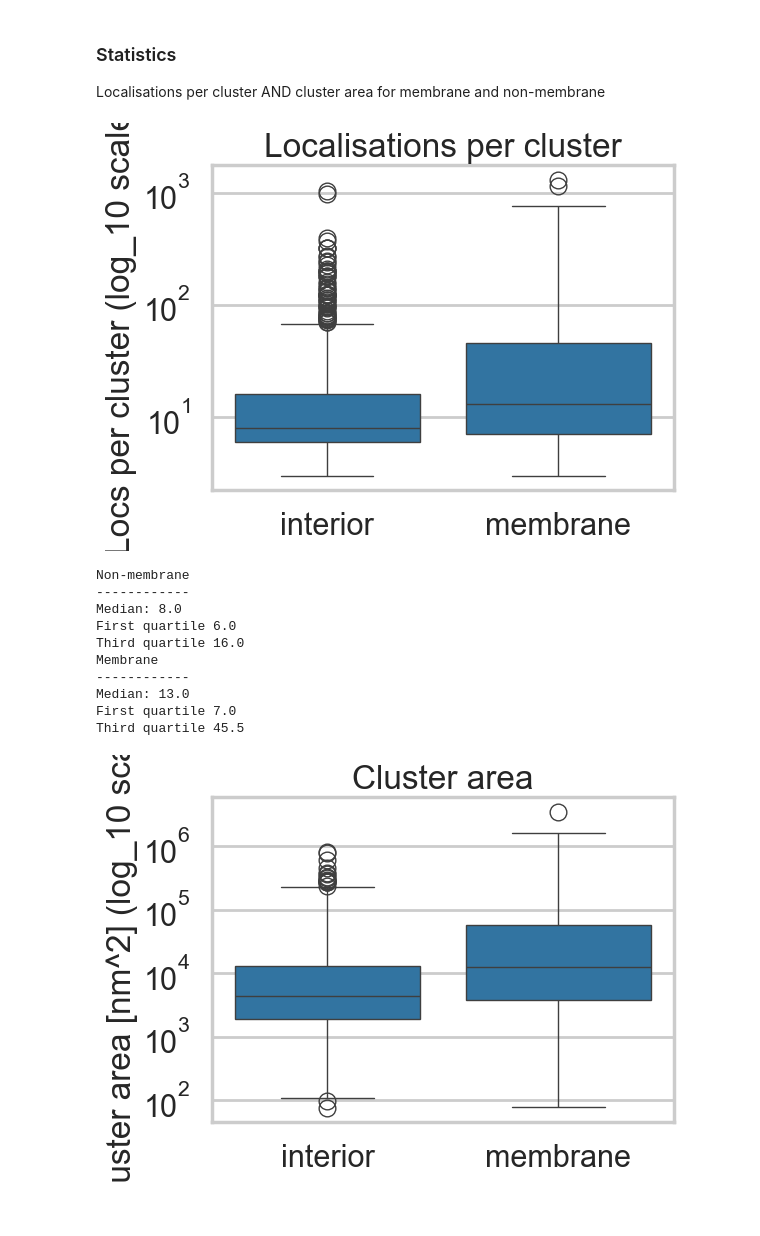
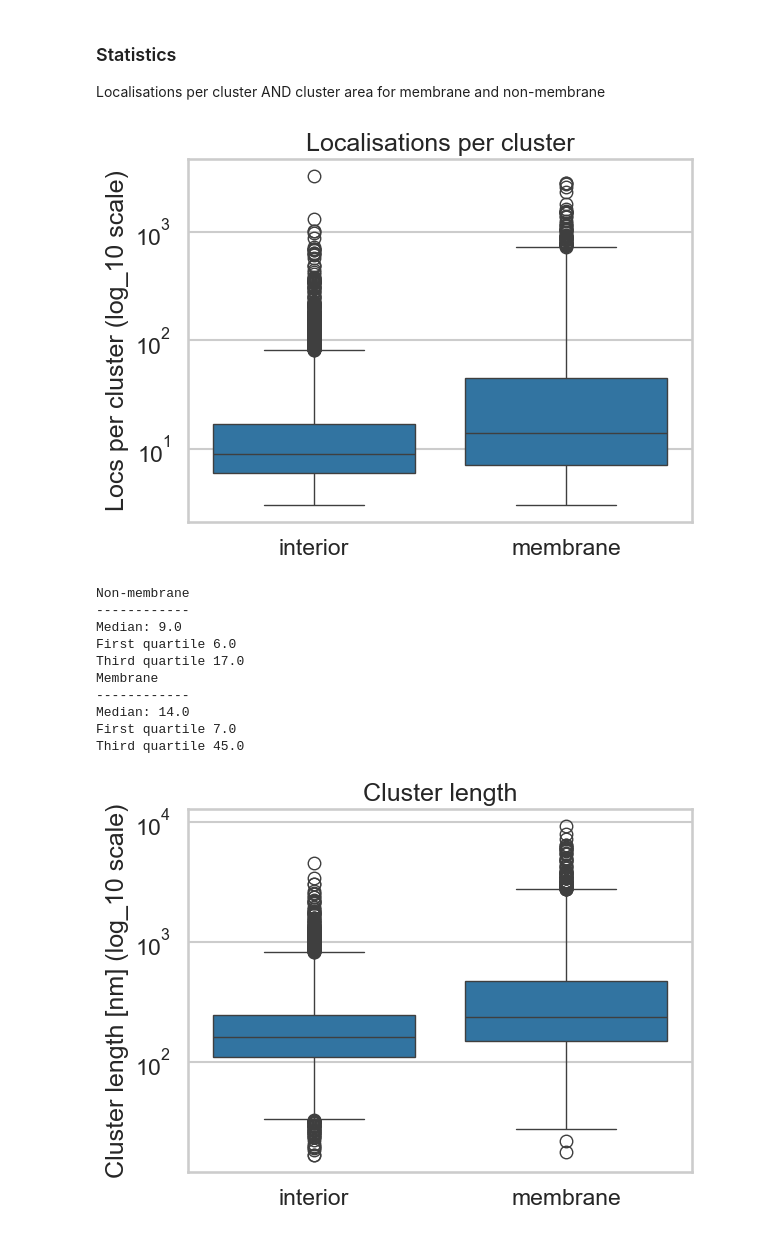
Before and after one commit to oubino/locpix, a Jupyter notebook: examples/c15_data_ds_analysis/analysis.ipynb, the cells around one changed output. Drawn from its saved outputs; the diff is of its cells as text; code cells hidden in the pictures.

```diff
--- a/examples/c15_data_ds_analysis/analysis.ipynb
+++ b/examples/c15_data_ds_analysis/analysis.ipynb
@@ -290,4 +406,7 @@ picked_cells = {
     "C15_EREG647_EGFR568_FOV8": [3, 4, 7, 16, 24, 15, 13, 8, 9, 17],
     "C15_EREG647_EGFR568_FOV10": [5, 3, 7, 17, 8, 9, 10, 11, 12, 16],
 }
+files = ["C15_EREG568_EGFR647_FOV3", "C15_EREG568_EGFR647_FOV5", "C15_EREG647_EGFR568_FOV1", "C15_EREG647_EGFR568_FOV5", "C15_EREG647_EGFR568_FOV7", "C15_EREG647_EGFR568_FOV8", "C15_EREG647_EGFR568_FOV10"]
+
+assert sorted(list(picked_cells.keys())) == sorted(files)
 # %% [markdown]
@@ -354,2 +473,17 @@ for file in files:
 
 r_plot = np.tile(bin_centres,len(cell_memb_rdfs))
+# %%
+plt.title("rdfs")
+sns.set_style("white")
+sns.set_context("talk")
+rdf_plot_memb = np.array(cell_memb_rdfs).flatten()
+df_plot_memb = pd.DataFrame({"g(r)": rdf_plot_memb, "r [nm]": r_plot, "class": ["membrane"]*len(rdf_plot_memb)})
+rdf_plot_non_memb = np.array(cell_non_memb_rdfs).flatten()
+df_plot_non_memb = pd.DataFrame({"g(r)": rdf_plot_non_memb, "r [nm]": r_plot, "class": ["interior"]*len(rdf_plot_non_memb)})
+df_plot = pd.concat([df_plot_memb, df_plot_non_memb])
+g = sns.lineplot(data=df_plot, x="r [nm]", y="g(r)", errorbar=("pi",50), hue="class", estimator=np.median)
+g.legend_.set_title(None)
+plt.hlines(y=1.0, xmin=0.0, xmax=max_distance, color='r', linestyle='--')
+plt.tight_layout()
+plt.savefig(f"rdfs_cluster_{eps}_nm.eps", format="eps")
+plt.show()
@@ -381,13 +580,13 @@ plt.close("all")
 
 data = {
     'locs_per_cluster': np.concatenate((cell_non_memb_locs_per_cluster ,cell_memb_locs_per_cluster)),
-    'cluster_area [nm^2]': np.concatenate((cell_non_memb_cluster_area, cell_memb_cluster_area)),
+    'cluster_length [nm]': np.concatenate((cell_non_memb_cluster_length, cell_memb_cluster_length)),
     'class': ['interior'] * len(cell_non_memb_locs_per_cluster) + ['membrane'] * len(cell_memb_locs_per_cluster)
 }
 
 df = pd.DataFrame(data)
 sns.set_style("whitegrid")
-sns.set_context("poster")
+sns.set_context("talk")
 
 # Create the boxplot
 sns.boxplot(x='class', y='locs_per_cluster', data=df, log_scale=True)
@@ -395,61 +594,61 @@ plt.ylabel("Locs per cluster (log_10 scale)")
 plt.xlabel(None)
 plt.title('Localisations per cluster')
 plt.tight_layout()
-plt.savefig("locs_per_cluster.eps", format="eps")
+plt.savefig(f"locs_per_cluster_{eps}_nm.eps", format="eps")
 plt.show()
 median_locs_per_cluster_non_memb = np.median(cell_non_memb_locs_per_cluster)
 q1_locs_per_cluster_non_memb = np.quantile(cell_non_memb_locs_per_cluster, .25)
 q3_locs_per_cluster_non_memb = np.quantile(cell_non_memb_locs_per_cluster, .75)
 print("Non-membrane")
 print("------------")
 print("Median:", median_locs_per_cluster_non_memb)
 print("First quartile", q1_locs_per_cluster_non_memb)
 print("Third quartile", q3_locs_per_cluster_non_memb)
 median_locs_per_cluster_memb = np.median(cell_memb_locs_per_cluster)
 q1_locs_per_cluster_memb = np.quantile(cell_memb_locs_per_cluster, .25)
 q3_locs_per_cluster_memb = np.quantile(cell_memb_locs_per_cluster, .75)
 print("Membrane")
 print("------------")
 print("Median:", median_locs_per_cluster_memb)
 print("First quartile", q1_locs_per_cluster_memb)
 print("Third quartile", q3_locs_per_cluster_memb)
 
 
-sns.boxplot(x='class', y='cluster_area [nm^2]', data=df, log_scale=True)
-plt.ylabel("Cluster area [nm^2] (log_10 scale)")
+sns.boxplot(x='class', y='cluster_length [nm]', data=df, log_scale=True)
+plt.ylabel("Cluster length [nm] (log_10 scale)")
 plt.xlabel(None)
-plt.title('Cluster area')
+plt.title('Cluster length')
 plt.tight_layout()
-plt.savefig("cluster_area.eps", format="eps")
+plt.savefig(f"cluster_length_{eps}_nm.eps", format="eps")
 plt.show()
-median_cluster_area_non_memb = np.median(cell_non_memb_cluster_area)
-q1_cluster_area_non_memb = np.quantile(cell_non_memb_cluster_area, .25)
-q3_cluster_area_non_memb = np.quantile(cell_non_memb_cluster_area, .75)
+median_cluster_length_non_memb = np.median(cell_non_memb_cluster_length)
+q1_cluster_length_non_memb = np.quantile(cell_non_memb_cluster_length, .25)
+q3_cluster_length_non_memb = np.quantile(cell_non_memb_cluster_length, .75)
 print("Non-membrane")
 print("------------")
-print("Median:",median_cluster_area_non_memb)
-print("First quartile", q1_cluster_area_non_memb)
-print("Third quartile", q3_cluster_area_non_memb)
-median_cluster_area_memb = np.median(cell_memb_cluster_area)
-q1_cluster_area_memb = np.quantile(cell_memb_cluster_area, .25)
-q3_cluster_area_memb = np.quantile(cell_memb_cluster_area, .75)
+print("Median:",median_cluster_length_non_memb)
+print("First quartile", q1_cluster_length_non_memb)
+print("Third quartile", q3_cluster_length_non_memb)
+median_cluster_length_memb = np.median(cell_memb_cluster_length)
+q1_cluster_length_memb = np.quantile(cell_memb_cluster_length, .25)
+q3_cluster_length_memb = np.quantile(cell_memb_cluster_length, .75)
 print("\nMembrane")
 print("------------")
-print("Median:", median_cluster_area_memb)
-print("First quartile", q1_cluster_area_memb)
-print("Third quartile", q3_cluster_area_memb)
+print("Median:", median_cluster_length_memb)
+print("First quartile", q1_cluster_length_memb)
+print("Third quartile", q3_cluster_length_memb)
 # %% [output]
-[figure, old version]
+[figure, new version]
 Non-membrane
 ------------
-Median: 8.0
+Median: 9.0
 First quartile 6.0
-Third quartile 16.0
+Third quartile 17.0
 Membrane
 ------------
-Median: 13.0
+Median: 14.0
 First quartile 7.0
-Third quartile 45.5
+Third quartile 45.0
-[figure, old version]
+[figure, new version]
 Non-membrane
 ------------
```
Also changed, not shown: parts of 17 cells of this notebook, 26 other files.
